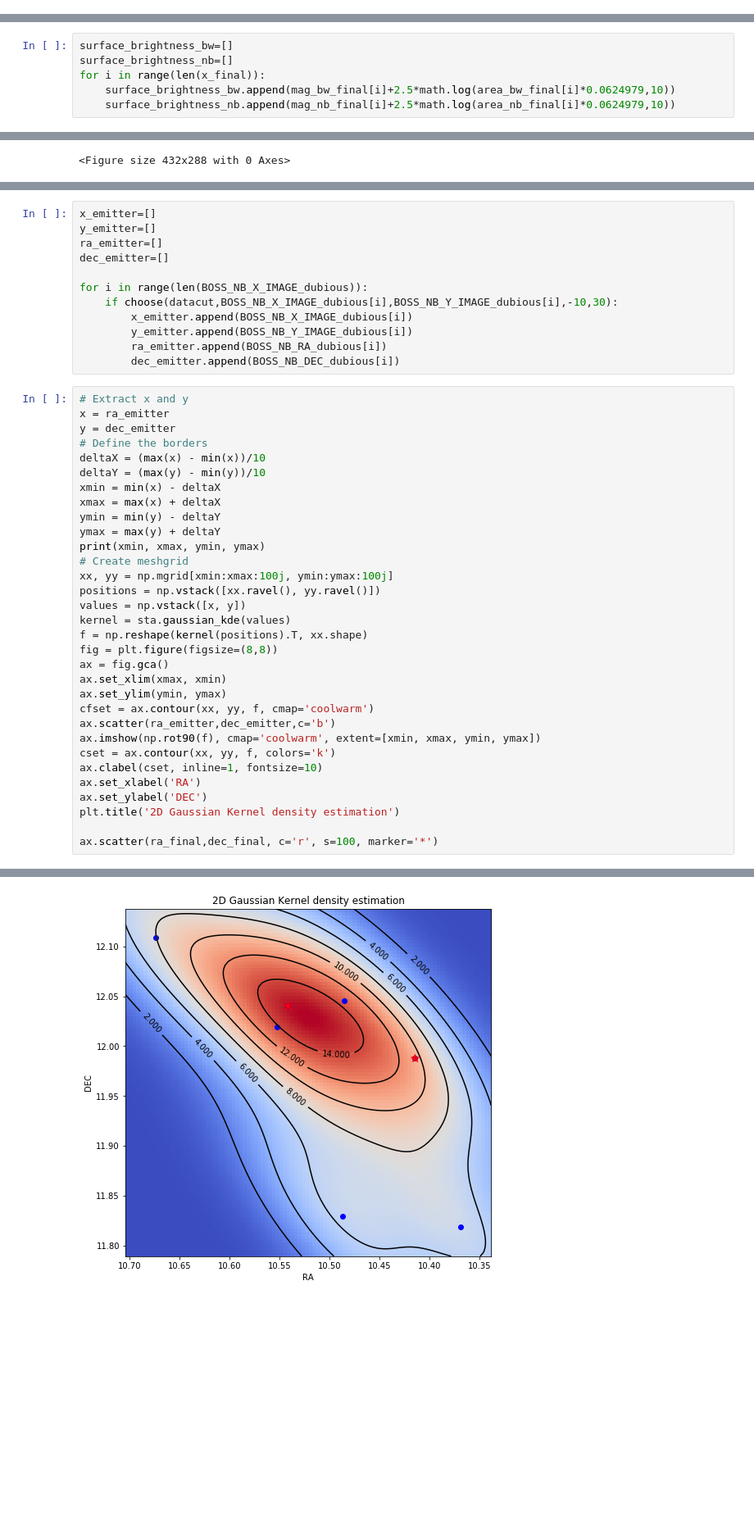
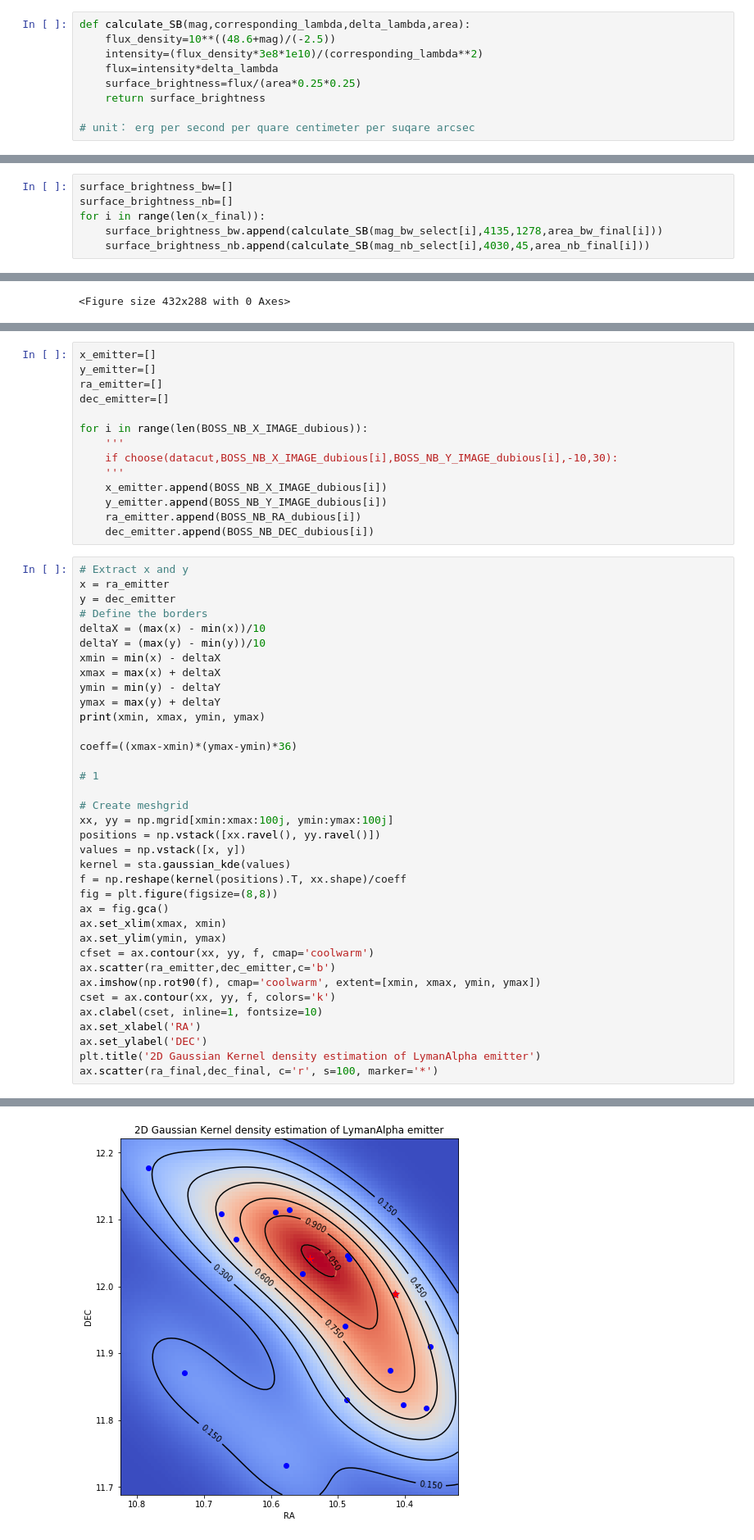
Before and after one commit to 991710301/Lyman-Alpha-nebula, a Jupyter notebook: BOSS0042.ipynb, the cells around one changed output, grey strips where cells are left out. Shown: that part at 82% size. Saved outputs shown, nothing was run; the diff lists cells and outputs as text; blank space fills up the shorter version.

```diff
--- a/BOSS0042.ipynb
+++ b/BOSS0042.ipynb
@@ -52,6 +54,15 @@ def calculate_continuum_subtracted_line_flux(flux_bw,flux_nb,delta_lambda_bw,del
     continuum_flux_density=(flux_bw-flux_nb)/(delta_lambda_bw-delta_lambda_nb)
     continuum_subtracted_line_flux=flux_nb-continuum_flux_density*delta_lambda_nb
     return continuum_subtracted_line_flux
+# %%
+def calculate_SB(mag,corresponding_lambda,delta_lambda,area):
+    flux_density=10**((48.6+mag)/(-2.5))
+    intensity=(flux_density*3e8*1e10)/(corresponding_lambda**2)
+    flux=intensity*delta_lambda
+    surface_brightness=flux/(area*0.25*0.25)
+    return surface_brightness
+
+# unit： erg per second per quare centimeter per suqare arcsec
 # %%
 def CountPixel(img, x, y, boundary, lenth = 30):
     x = x.astype(int)
@@ -402,8 +456,8 @@ print(len(x_final))
 surface_brightness_bw=[]
 surface_brightness_nb=[]
 for i in range(len(x_final)):
-    surface_brightness_bw.append(mag_bw_final[i]+2.5*math.log(area_bw_final[i]*0.0624979,10))
-    surface_brightness_nb.append(mag_nb_final[i]+2.5*math.log(area_nb_final[i]*0.0624979,10))
+    surface_brightness_bw.append(calculate_SB(mag_bw_select[i],4135,1278,area_bw_final[i]))
+    surface_brightness_nb.append(calculate_SB(mag_nb_select[i],4030,45,area_nb_final[i]))
 # %%
 show_nebula(data,data2,datacut,x_final[0],y_final[0],25)
 print('x_image:',x_final[0],'\n')
@@ -498,11 +552,13 @@ ra_emitter=[]
 dec_emitter=[]
 
 for i in range(len(BOSS_NB_X_IMAGE_dubious)):
+    '''
     if choose(datacut,BOSS_NB_X_IMAGE_dubious[i],BOSS_NB_Y_IMAGE_dubious[i],-10,30):
-        x_emitter.append(BOSS_NB_X_IMAGE_dubious[i])
-        y_emitter.append(BOSS_NB_Y_IMAGE_dubious[i])
-        ra_emitter.append(BOSS_NB_RA_dubious[i])
-        dec_emitter.append(BOSS_NB_DEC_dubious[i])
+    '''
+    x_emitter.append(BOSS_NB_X_IMAGE_dubious[i])
+    y_emitter.append(BOSS_NB_Y_IMAGE_dubious[i])
+    ra_emitter.append(BOSS_NB_RA_dubious[i])
+    dec_emitter.append(BOSS_NB_DEC_dubious[i])
 # %%
 # Extract x and y
 x = ra_emitter
@@ -515,12 +571,17 @@ xmax = max(x) + deltaX
 ymin = min(y) - deltaY
 ymax = max(y) + deltaY
 print(xmin, xmax, ymin, ymax)
+
+coeff=((xmax-xmin)*(ymax-ymin)*36)
+
+# 1
+
 # Create meshgrid
 xx, yy = np.mgrid[xmin:xmax:100j, ymin:ymax:100j]
 positions = np.vstack([xx.ravel(), yy.ravel()])
 values = np.vstack([x, y])
 kernel = sta.gaussian_kde(values)
-f = np.reshape(kernel(positions).T, xx.shape)
+f = np.reshape(kernel(positions).T, xx.shape)/coeff
 fig = plt.figure(figsize=(8,8))
 ax = fig.gca()
 ax.set_xlim(xmax, xmin)
@@ -532,7 +593,6 @@ cset = ax.contour(xx, yy, f, colors='k')
 ax.clabel(cset, inline=1, fontsize=10)
 ax.set_xlabel('RA')
 ax.set_ylabel('DEC')
-plt.title('2D Gaussian Kernel density estimation')
-
+plt.title('2D Gaussian Kernel density estimation of LymanAlpha emitter')
 ax.scatter(ra_final,dec_final, c='r', s=100, marker='*')
 # %% [output]
@@ -540,2 +600,2 @@ ax.scatter(ra_final,dec_final, c='r', s=100, marker='*')
 <matplotlib.collections.PathCollection at 0x...>
-[figure, old version]
+[figure, new version]
```
Also changed, not shown: parts of 12 cells of this notebook.
